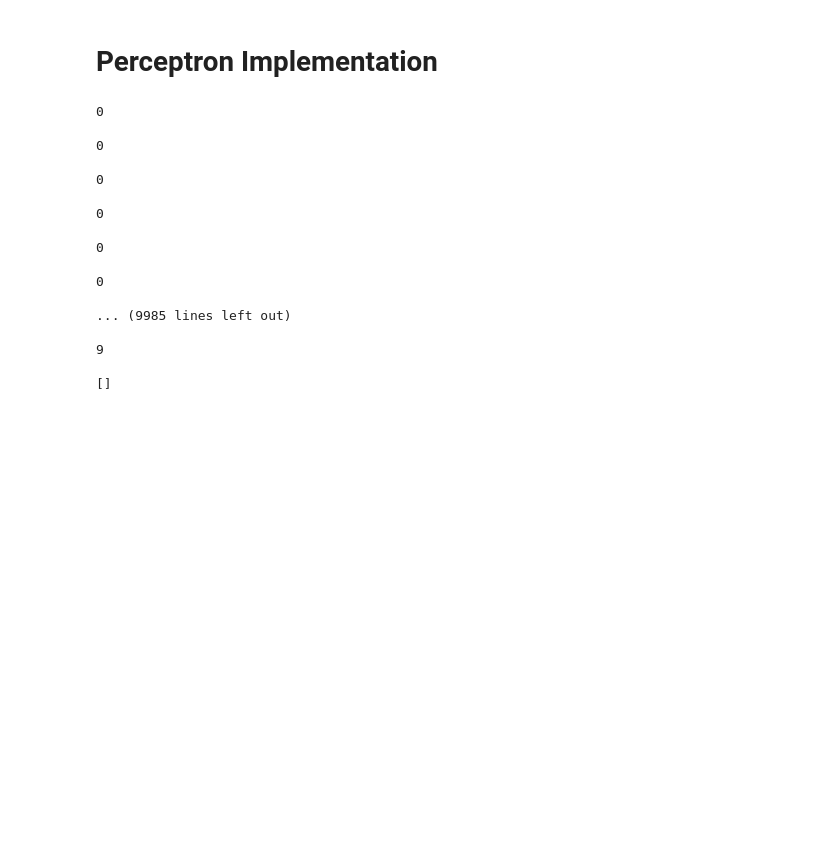
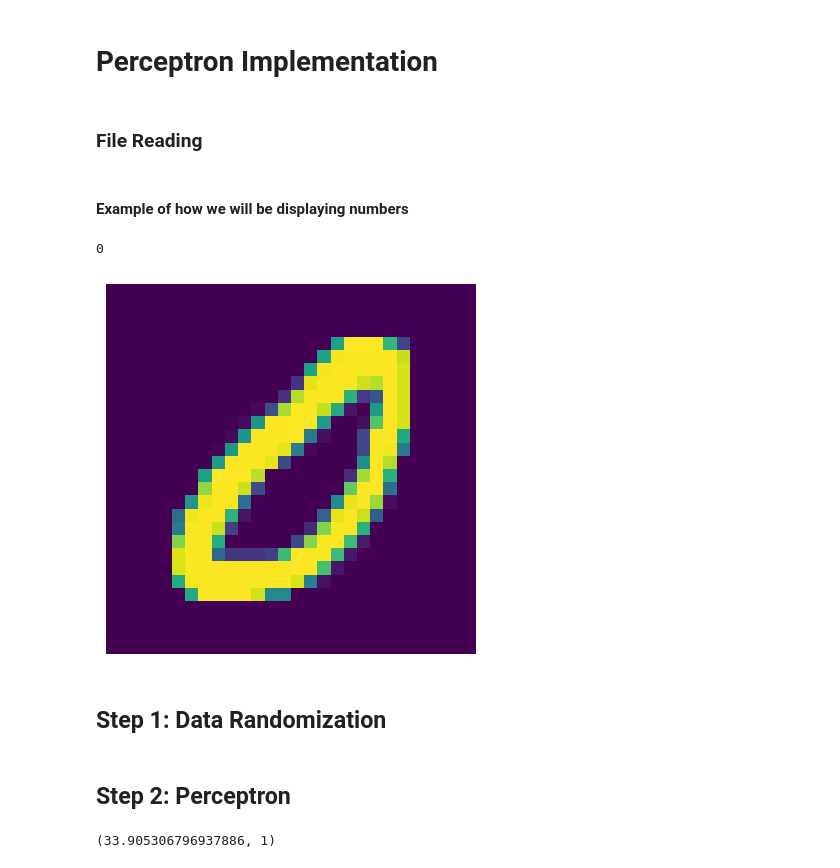
Before and after one commit to Rai1975/Intelligent_Systems, a Jupyter notebook: HW3/perceptron_part1.ipynb, the cells around one changed output. Drawn from its saved outputs; the diff is of its cells as text; code cells hidden in the pictures; blank space fills up the shorter version.

Commit message:
Working perceptron!! works on train set at least

```diff
--- a/HW3/perceptron_part1.ipynb
+++ b/HW3/perceptron_part1.ipynb
@@ -8,0 +9,2 @@ C:\Users\User\projects\Intelligent_Systems\HW3\data\MNISTnumImages5000_balanced.
+# %% [markdown]
+### File Reading
@@ -9,33 +17,38 @@ C:\Users\User\projects\Intelligent_Systems\HW3\data\MNISTnumImages5000_balanced.
 # %%
-labels = np.array([])
-numbers = np.array([])
+labels = []
+numbers = []
 
 with open(os.path.join(os.getcwd(), 'data/MNISTnumLabels5000_balanced.txt'), 'r+') as f:
     lines = f.readlines()
     for line in lines:
-        np.append(labels, int(line))
+        labels.append(int(line))
 
 with open(os.path.join(os.getcwd(), 'data/MNISTnumImages5000_balanced.txt'), 'r+') as f:
     lines = f.readlines()
     for line in lines:
         ind_line = line.split('\t')
+        ind_line = [float(i) for i in ind_line]
 
-print(labels)
+        numbers.append(ind_line)
+
+
+labels = np.array(labels)
+numbers = np.array(numbers)
-# %% [output]
-0
-
-0
-
-0
-
-0
-
-0
-
-0
-
-... (9985 lines left out)
-
-9
-
-[]
+# %% [markdown]
+#### Example of how we will be displaying numbers
+# %%
+index = random.randint(0, 4999)
+
+example_number = numbers[index]
+example_label = labels[index]
+matrix = example_number.reshape(28, 28).T
+
+print(example_label)
+plt.imshow(matrix)
+plt.axis('off')
+plt.show()
+# %% [output]
+0
+[figure, added]
+# %% [markdown]
+## Step 1: Data Randomization
@@ -41,0 +110,2 @@ print(labels)
+# %% [markdown]
+## Step 2: Perceptron
@@ -41,0 +127,6 @@ print(labels)
+# %%
+index = random.randint(0, 799)
+test_s = perceptron_run(combined_train_data[index][1], w)
+test_s
+# %% [output]
+(33.905306796937886, 1)
```
Also changed, not shown: parts of 14 cells of this notebook.
